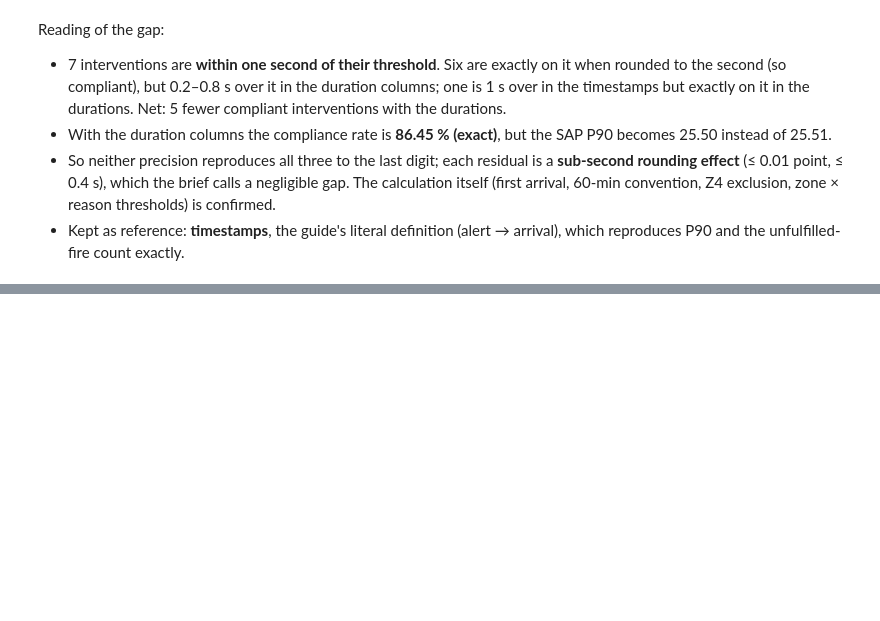
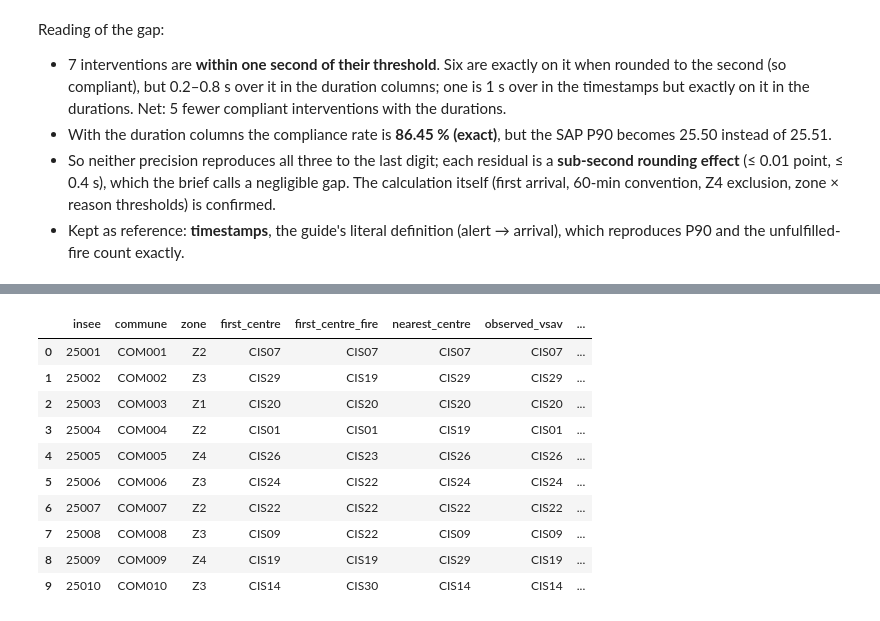
Before and after one commit to SafiUllahAdam/optimops-eval, a Jupyter notebook: analysis/task1_baseline.ipynb, the cells around one changed output, grey strips where cells are left out. Drawn from its saved outputs; the diff is of its cells as text; code cells hidden in the pictures; blank space fills up the shorter version.

```diff
--- a/analysis/task1_baseline.ipynb
+++ b/analysis/task1_baseline.ipynb
@@ -185,0 +324,16 @@ Reading of the gap:
+# %%
+table = h.first_centre_table(raw, interventions)
+table.to_csv(h.RESULTS / "commune_first_centre.csv", index=False)
+table.head(10)
+# %% [output]
+|  | insee | commune | zone | first_centre | first_centre_fire | nearest_centre | observed_vsav | ... |
+| 0 | 25001 | COM001 | Z2 | CIS07 | CIS07 | CIS07 | CIS07 | ... |
+| 1 | 25002 | COM002 | Z3 | CIS29 | CIS19 | CIS29 | CIS29 | ... |
+| 2 | 25003 | COM003 | Z1 | CIS20 | CIS20 | CIS20 | CIS20 | ... |
+| 3 | 25004 | COM004 | Z2 | CIS01 | CIS01 | CIS19 | CIS01 | ... |
+| 4 | 25005 | COM005 | Z4 | CIS26 | CIS23 | CIS26 | CIS26 | ... |
+| 5 | 25006 | COM006 | Z3 | CIS24 | CIS22 | CIS24 | CIS24 | ... |
+| 6 | 25007 | COM007 | Z2 | CIS22 | CIS22 | CIS22 | CIS22 | ... |
+| 7 | 25008 | COM008 | Z3 | CIS09 | CIS22 | CIS09 | CIS09 | ... |
+| 8 | 25009 | COM009 | Z4 | CIS19 | CIS19 | CIS29 | CIS19 | ... |
+| 9 | 25010 | COM010 | Z3 | CIS14 | CIS30 | CIS14 | CIS14 | ... |
```
Also changed, not shown: parts of 14 cells of this notebook, 5 other files.
